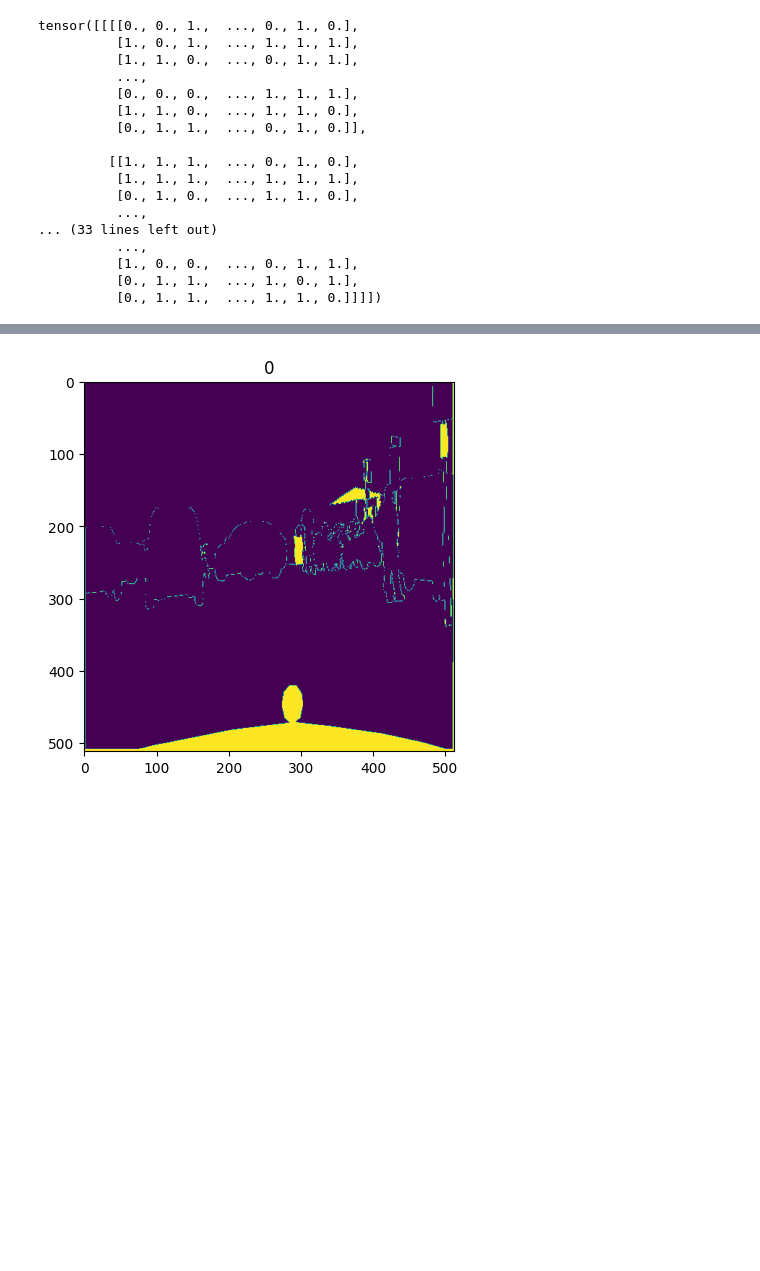
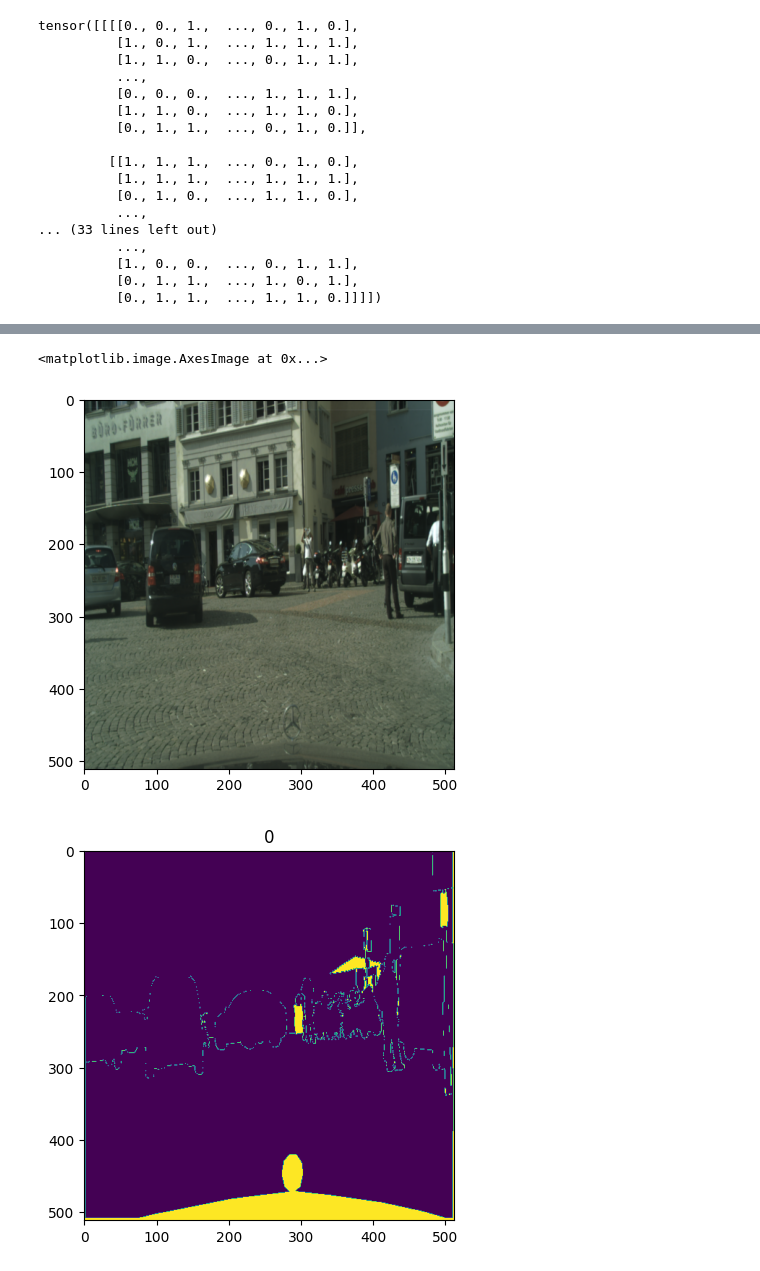
Before and after one commit to SarthakM320/Domain-Adaptive-zeroshot-learning, a Jupyter notebook: experiments.ipynb, the cells around one changed output, grey strips where cells are left out. Drawn from its saved outputs; the diff is of its cells as text; code cells hidden in the pictures; blank space fills up the shorter version.

```diff
--- a/experiments.ipynb
+++ b/experiments.ipynb
@@ -419,3 +419,8 @@ tensor([0., 1.], dtype=torch.float64)
+# %%
+plt.imshow(image.permute(1,2,0))
+# %% [output]
+<matplotlib.image.AxesImage at 0x...>
+[figure, added]
 # %%
 for i in range(20):
     plt.imshow(gt[i])
```
Also changed, not shown: parts of 3 cells of this notebook, 4 other files.
